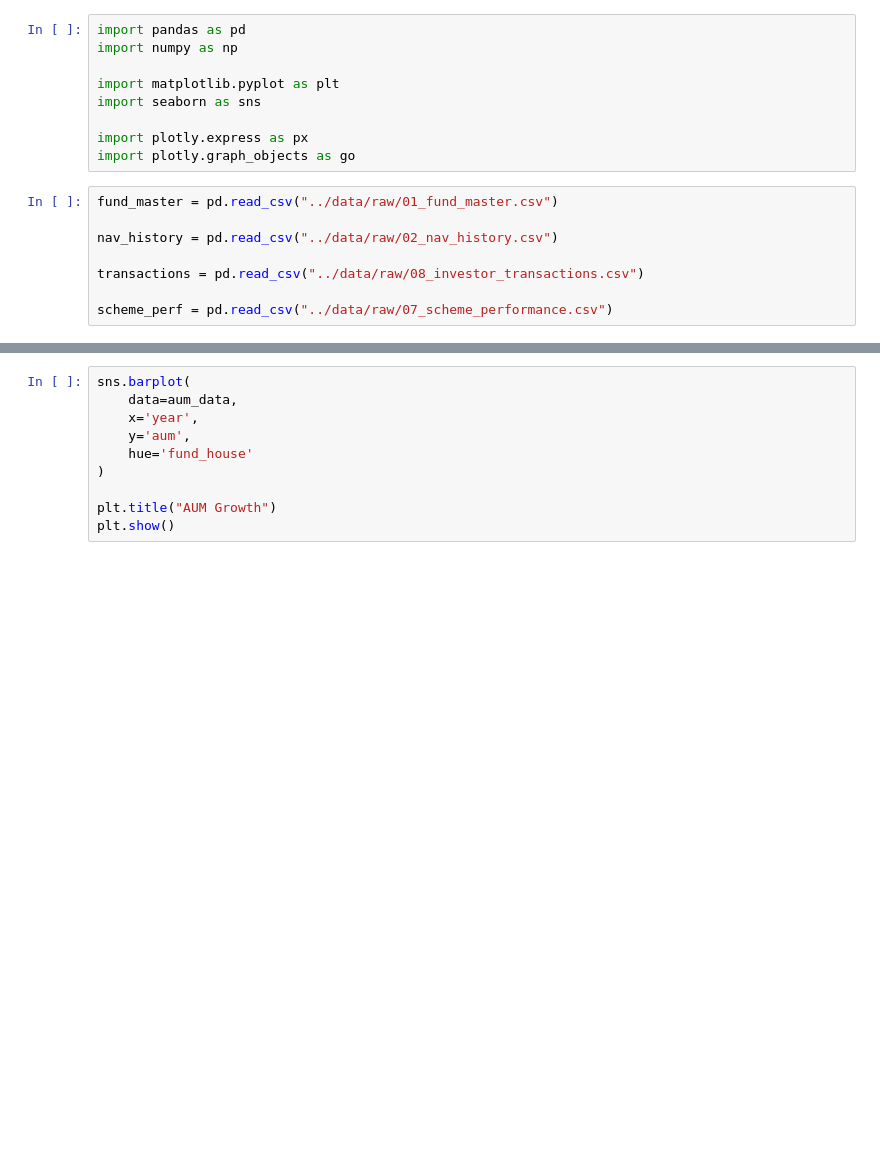
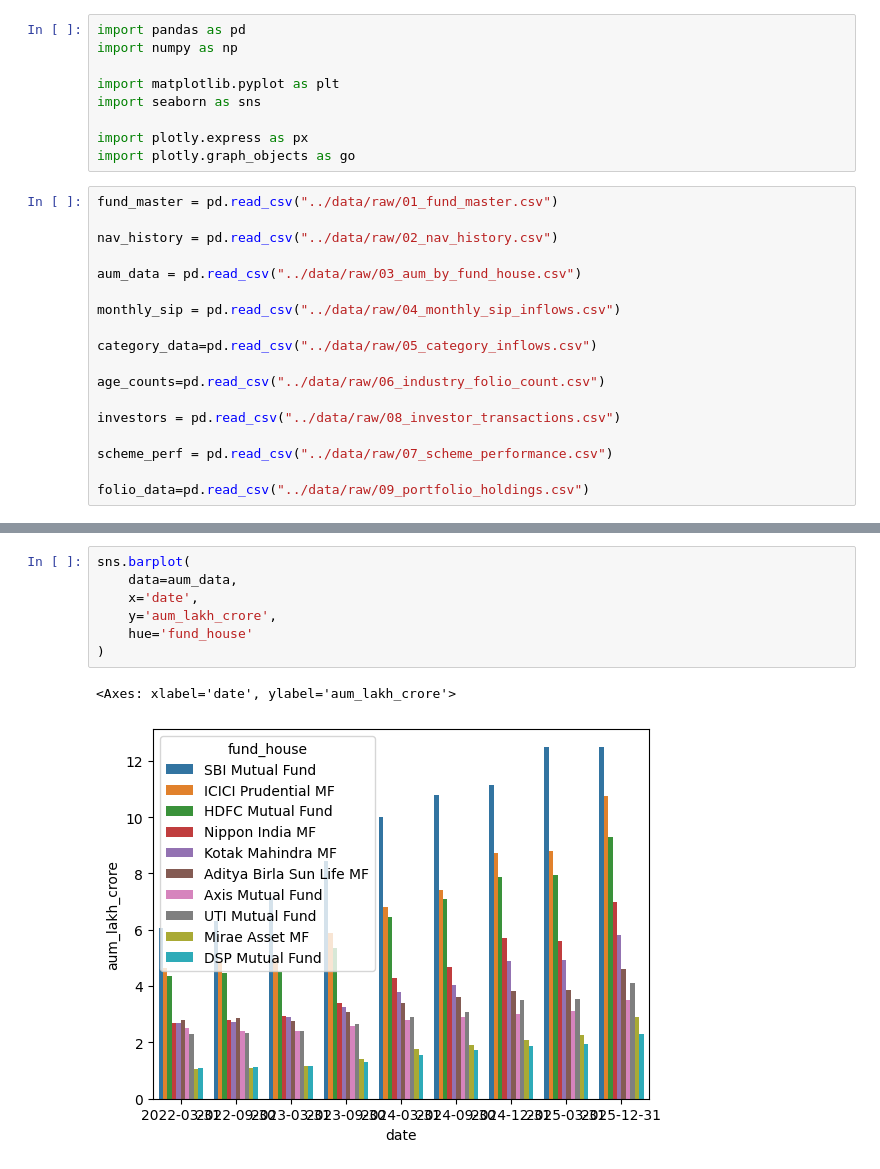
Before and after one commit to bhargavi564/mutual-fund-analytics, a Jupyter notebook: notebooks/EDA_Analysis.ipynb, the cells around one changed output, grey strips where cells are left out. Drawn from its saved outputs; the diff is of its cells as text; blank space fills up the shorter version.

```diff
--- a/notebooks/EDA_Analysis.ipynb
+++ b/notebooks/EDA_Analysis.ipynb
@@ -12,6 +12,16 @@ fund_master = pd.read_csv("../data/raw/01_fund_master.csv")
 
 nav_history = pd.read_csv("../data/raw/02_nav_history.csv")
 
-transactions = pd.read_csv("../data/raw/08_investor_transactions.csv")
+aum_data = pd.read_csv("../data/raw/03_aum_by_fund_house.csv")
+
+monthly_sip = pd.read_csv("../data/raw/04_monthly_sip_inflows.csv")
+
+category_data=pd.read_csv("../data/raw/05_category_inflows.csv")
+
+age_counts=pd.read_csv("../data/raw/06_industry_folio_count.csv")
+
+investors = pd.read_csv("../data/raw/08_investor_transactions.csv")
 
 scheme_perf = pd.read_csv("../data/raw/07_scheme_performance.csv")
+
+folio_data=pd.read_csv("../data/raw/09_portfolio_holdings.csv")
@@ -30,11 +53,11 @@ fig.show()
 # %%
 sns.barplot(
     data=aum_data,
-    x='year',
-    y='aum',
+    x='date',
+    y='aum_lakh_crore',
     hue='fund_house'
 )
-
-plt.title("AUM Growth")
-plt.show()
+# %% [output]
+<Axes: xlabel='date', ylabel='aum_lakh_crore'>
+[figure, added]
 # %%
```
Also changed, not shown: parts of 20 cells of this notebook, 16 other files.
